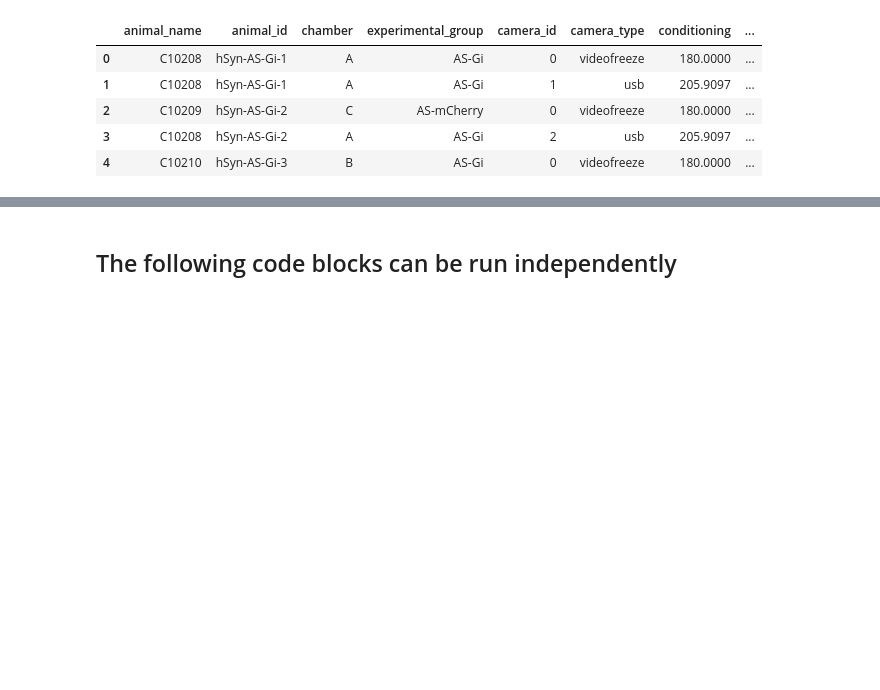
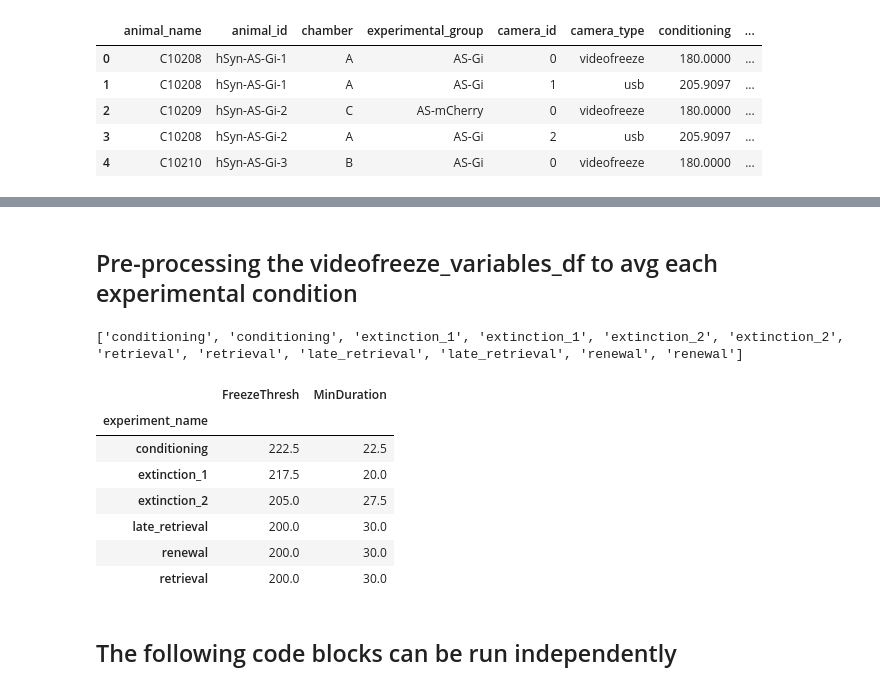
Before and after one commit to RodrigoSandon/LBGN3, a Jupyter notebook: EzTrack/ProductStageEzTrackPipeline/Driver_master_3.ipynb, the cells around one changed output, grey strips where cells are left out. Cells and saved outputs as stored; diff of their text form; code cells hidden in the pictures; blank space fills up the shorter version.

```diff
--- a/EzTrack/ProductStageEzTrackPipeline/Driver_master_3.ipynb
+++ b/EzTrack/ProductStageEzTrackPipeline/Driver_master_3.ipynb
@@ -198,3 +209,32 @@ start_info_filepath: /media/rory/Padlock_DT/Fear_Conditioning_Control/Olena_Grou
+# %% [markdown]
+## Pre-processing the videofreeze_variables_df to avg each experimental condition
+# %%
+experiment_names = []
+
+for idx, col in videofreeze_variables_df.iterrows():
+    # the object that i have in each iteration is a pandas series
+    # i can access the values of the series by using the column names
+    vid_path = col["Video name"]
+    experiment_name = "_".join(vid_path.split("\\")[0].split("_")[1:])
+    #print(experiment_name)
+    experiment_names.append(experiment_name)
+
+print(experiment_names)
+videofreeze_variables_df["experiment_name"] = experiment_names
+#videofreeze_variables_df.head()
+
+videofreeze_variables_df_avgd = videofreeze_variables_df.groupby("experiment_name")["FreezeThresh", "MinDuration"].mean()
+videofreeze_variables_df_avgd.head(6)
+# %% [output]
+['conditioning', 'conditioning', 'extinction_1', 'extinction_1', 'extinction_2', 'extinction_2', 'retrieval', 'retrieval', 'late_retrieval', 'late_retrieval', 'renewal', 'renewal']
+|  | FreezeThresh | MinDuration |
+| experiment_name |  |  |
+| conditioning | 222.5 | 22.5 |
+| extinction_1 | 217.5 | 20.0 |
+| extinction_2 | 205.0 | 27.5 |
+| late_retrieval | 200.0 | 30.0 |
+| renewal | 200.0 | 30.0 |
+| retrieval | 200.0 | 30.0 |
 # %% [markdown]
 ## The following code blocks can be run independently
 # %% [markdown]
```
Also changed, not shown: parts of 5 cells of this notebook.
